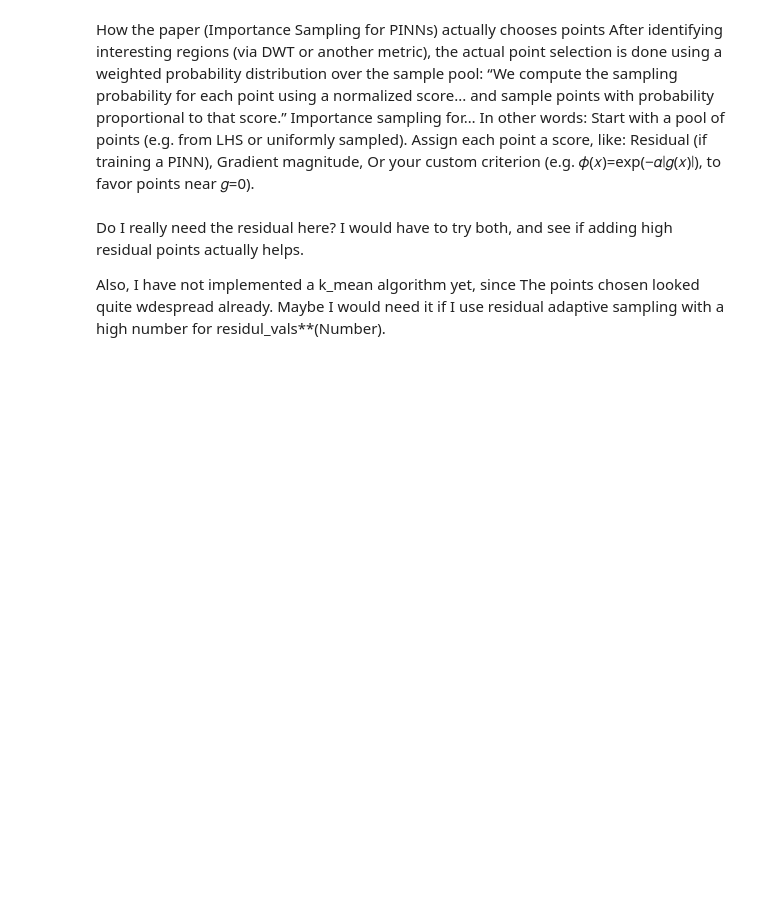
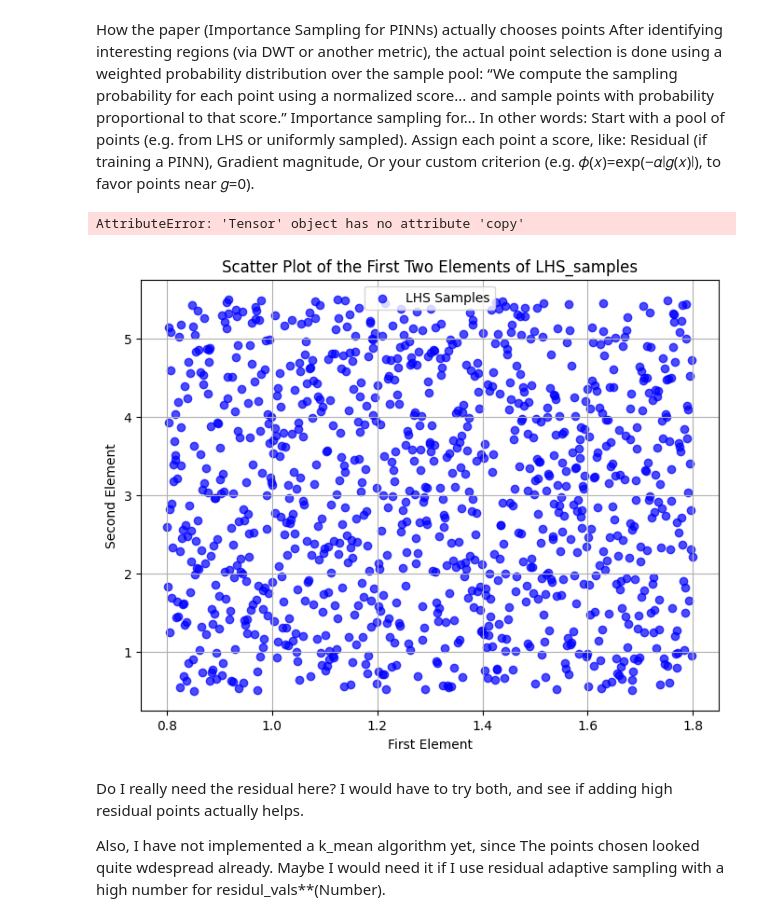
Before and after one commit to jolu2111/Master_thesis, a Jupyter notebook: Code/05_Normalization.ipynb, the cells around one changed output. Saved outputs shown, nothing was run; the diff lists cells and outputs as text; code cells hidden in the pictures; blank space fills up the shorter version.

Commit message:
Began on batching

```diff
--- a/Code/05_Normalization.ipynb
+++ b/Code/05_Normalization.ipynb
@@ -662,9 +674,46 @@ How the paper (Importance Sampling for PINNs) actually chooses points After iden
 # https://arxiv.org/abs/2404.18780
 # %%
 # Generate samples
-num_samples = 10000
+num_samples = 1000
 
 LHS_samples, sampled_params = generate_latin_hypercube_samples(specs, params['norm_info'], num_samples)
+# %%
+
+device = torch.device("cuda" if torch.cuda.is_available() else "cpu")
+
+# 1. turn your (10000, 5) NumPy array into a float32 Torch tensor
+samples_tensor = torch.from_numpy(LHS_samples).float().to(device)
+
+# 2. make sure t_coll is also a tensor on `device`
+t_coll = torch.tensor(t_coll, dtype=torch.float32, device=device)
+
+# 3. call the function
+G_vals, residual_vals = evaluate_G_and_residual_batchwise(
+    PINN_model,
+    samples_tensor,
+    t_coll,
+    params,
+    lambda_bc=2.0,
+    batch_size=64
+)
+# %% [output]
+AttributeError: 'Tensor' object has no attribute 'copy'
+# %%
+# Extract the first two elements (columns) of LHS_samples
+x = LHS_samples[:, 0]  # First column
+y = LHS_samples[:, -1]  # Second column
+
+# Create a scatter plot
+plt.figure(figsize=(8, 6))
+plt.scatter(x, y, c='blue', alpha=0.7, label='LHS Samples')
+plt.title('Scatter Plot of the First Two Elements of LHS_samples')
+plt.xlabel('First Element')
+plt.ylabel('Second Element')
+plt.grid(True)
+plt.legend()
+plt.show()
+# %% [output]
+[figure, added]
 # %%
 G_vals, residual_vals = evaluate_G_and_residual(PINN_model, LHS_samples, t_coll, params, lambda_bc=2.0)
 # %%
```
Also changed, not shown: parts of 26 cells of this notebook, 8 other files.
